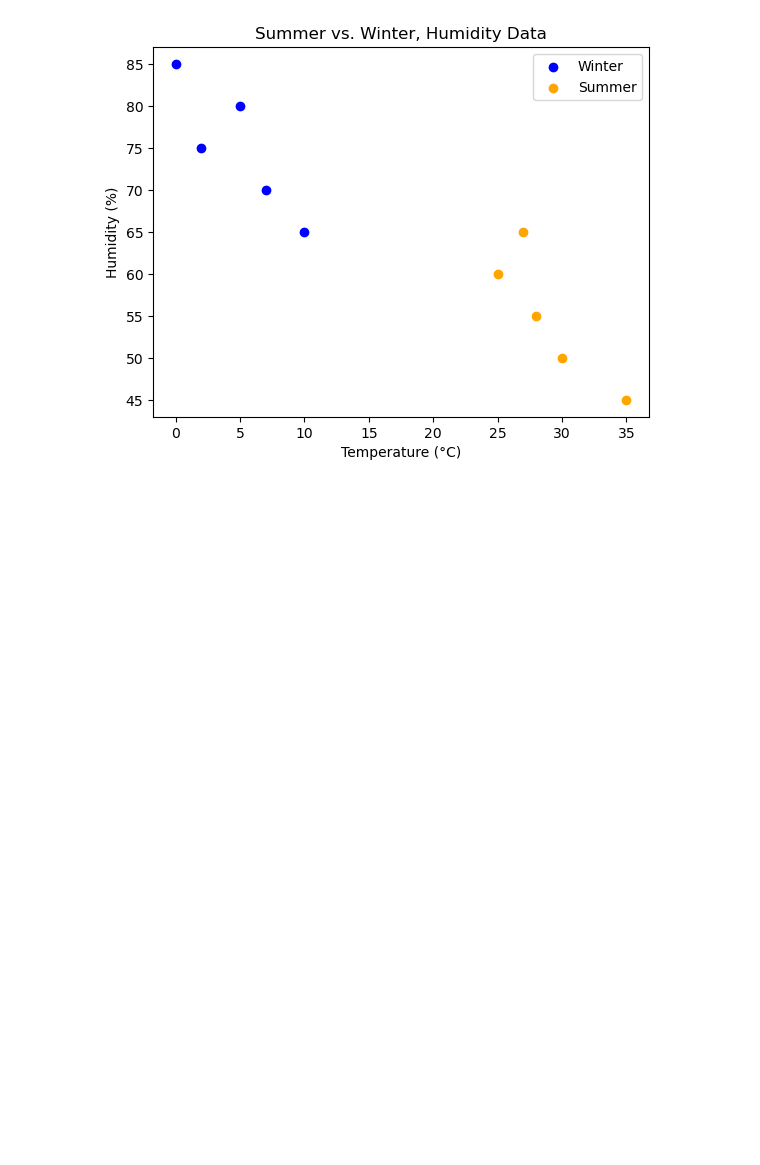
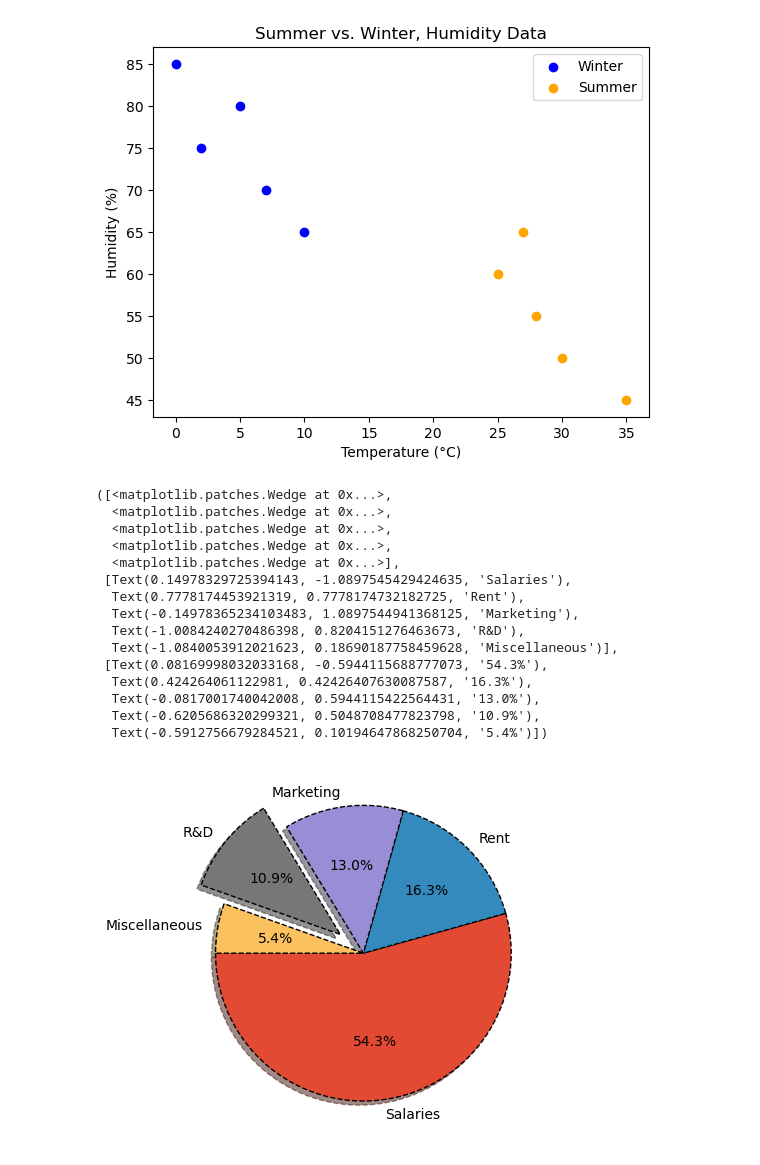
Before and after one commit to MohammedGousemohiyuddinYekkaluru/prime-ai-ml-learning-journey, a Jupyter notebook: Data Visualization/matplotlib.ipynb, the cells around one changed output. Saved outputs shown, nothing was run; the diff lists cells and outputs as text; code cells hidden in the pictures; blank space fills up the shorter version.

Commit message:
Add Pie Chart and its customizations

```diff
--- a/Data Visualization/matplotlib.ipynb
+++ b/Data Visualization/matplotlib.ipynb
@@ -222,3 +222,39 @@ plt.legend()
 # %% [output]
 <matplotlib.legend.Legend at 0x...>
 [figure]
+# %%
+# Pie Charts
+
+expenses = ["Salaries", "Rent", "Marketing", "R&D", "Miscellaneous"]
+amounts = [500, 150, 120, 100, 50]
+
+explode = [0, 0, 0, 0.2, 0]
+
+plt.pie(amounts, labels=expenses, autopct="%1.1f%%",
+        wedgeprops = {
+            "edgecolor":"black",
+            "linewidth": 1,
+            "linestyle":"--",
+            # "fill": False
+        },
+        explode = explode,
+        startangle = 180,
+        shadow = True
+       )
+# %% [output]
+([<matplotlib.patches.Wedge at 0x...>,
+  <matplotlib.patches.Wedge at 0x...>,
+  <matplotlib.patches.Wedge at 0x...>,
+  <matplotlib.patches.Wedge at 0x...>,
+  <matplotlib.patches.Wedge at 0x...>],
+ [Text(0.14978329725394143, -1.0897545429424635, 'Salaries'),
+  Text(0.7778174453921319, 0.7778174732182725, 'Rent'),
+  Text(-0.14978365234103483, 1.0897544941368125, 'Marketing'),
+  Text(-1.0084240270486398, 0.8204151276463673, 'R&D'),
+  Text(-1.0840053912021623, 0.18690187758459628, 'Miscellaneous')],
+ [Text(0.08169998032033168, -0.5944115688777073, '54.3%'),
+  Text(0.424264061122981, 0.42426407630087587, '16.3%'),
+  Text(-0.0817001740042008, 0.5944115422564431, '13.0%'),
+  Text(-0.6205686320299321, 0.5048708477823798, '10.9%'),
+  Text(-0.5912756679284521, 0.10194647868250704, '5.4%')])
+[figure, added]
```
